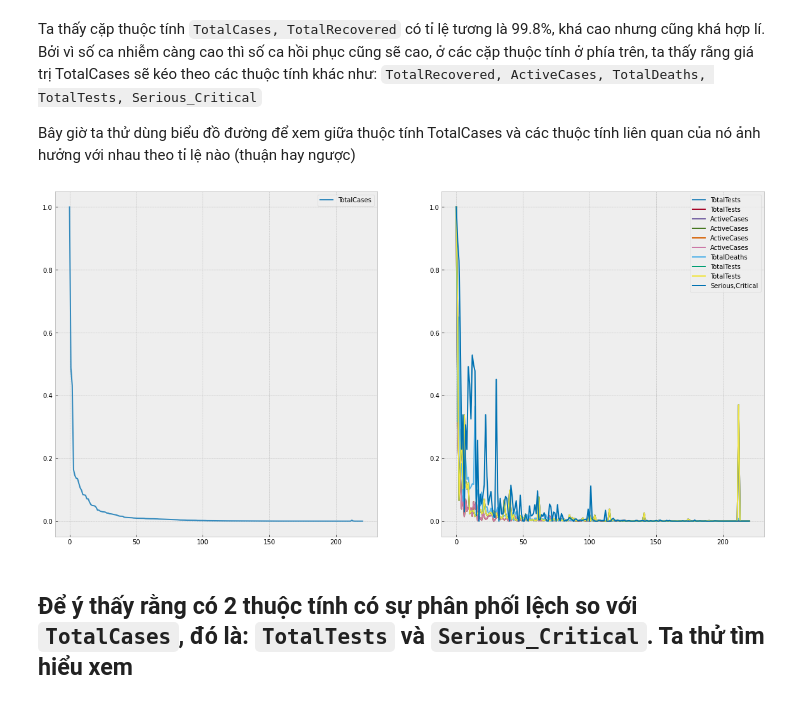
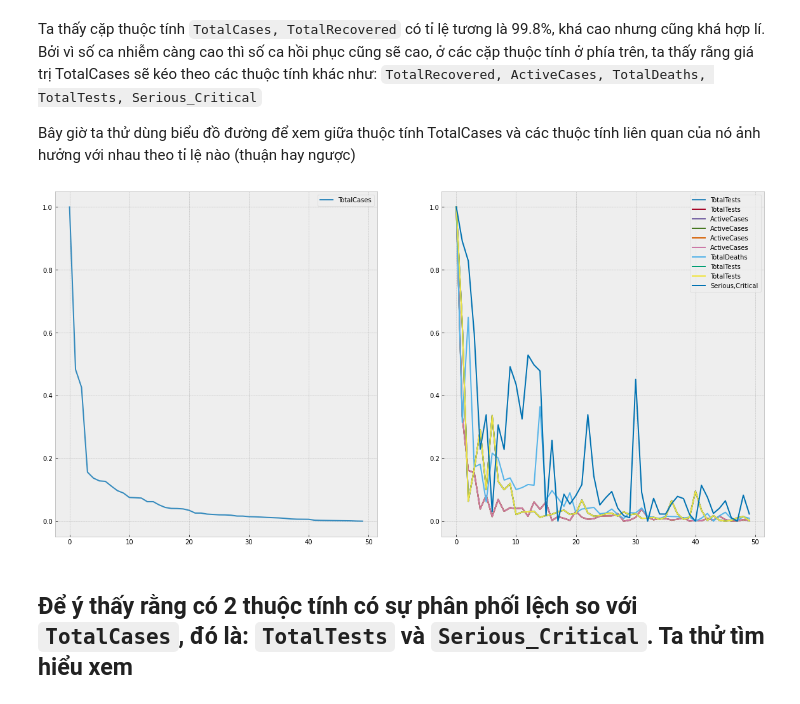
Before and after one commit to Truong1311/Lab01-CoronaVirus, a Jupyter notebook: Phuong.ipynb, the cells around one changed output. Saved outputs shown, nothing was run; the diff lists cells and outputs as text; code cells hidden in the pictures.

```diff
--- a/Phuong.ipynb
+++ b/Phuong.ipynb
@@ -117,19 +117,19 @@ Bây giờ ta thử dùng biểu đồ đường để xem giữa thuộc tính
 # %%
 fig, ax = plt.subplots(1,2,figsize=(20,10))
 columns = ['TotalCases', 'TotalTests', 'ActiveCases', 'ActiveCases', 'TotalDeaths', 'TotalTests', 'Serious,Critical']
-data = df[columns]
+data = df[columns].iloc[0:50]
 data_scale = data - data.min()
 data_scale /= data_scale.max()
 data = pd.concat([df['Country,Other'], data_scale],axis=1)
 ax[0].plot(data['TotalCases'], label='TotalCases')
 for column in columns[1:]:
     ax[1].plot(data[column], label=column)
 
 ax[0].legend()
 ax[1].legend()
 plt.show()
 # %% [output]
-[figure, old version]
+[figure, new version]
 # %% [markdown]
 ## Để ý thấy rằng có 2 thuộc tính có sự phân phối lệch so với `TotalCases`, đó là: `TotalTests` và `Serious_Critical`. Ta thử tìm hiểu xem
 # %% [markdown]
```
Also changed, not shown: parts of 11 cells of this notebook.
